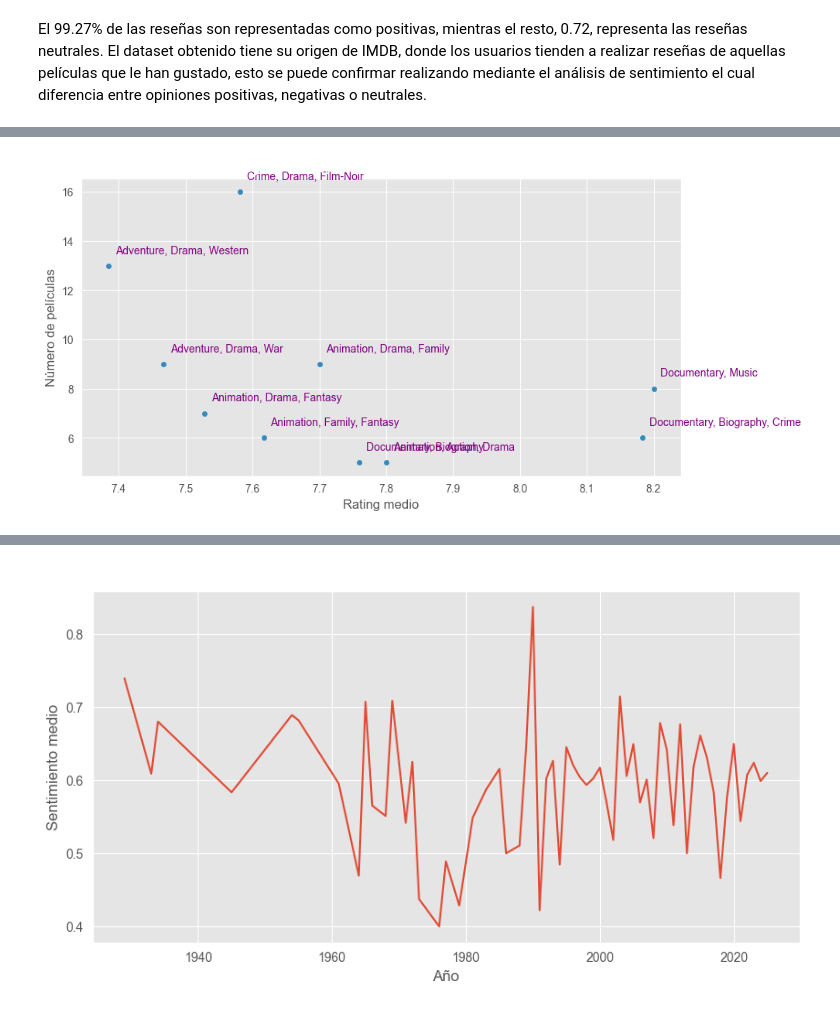
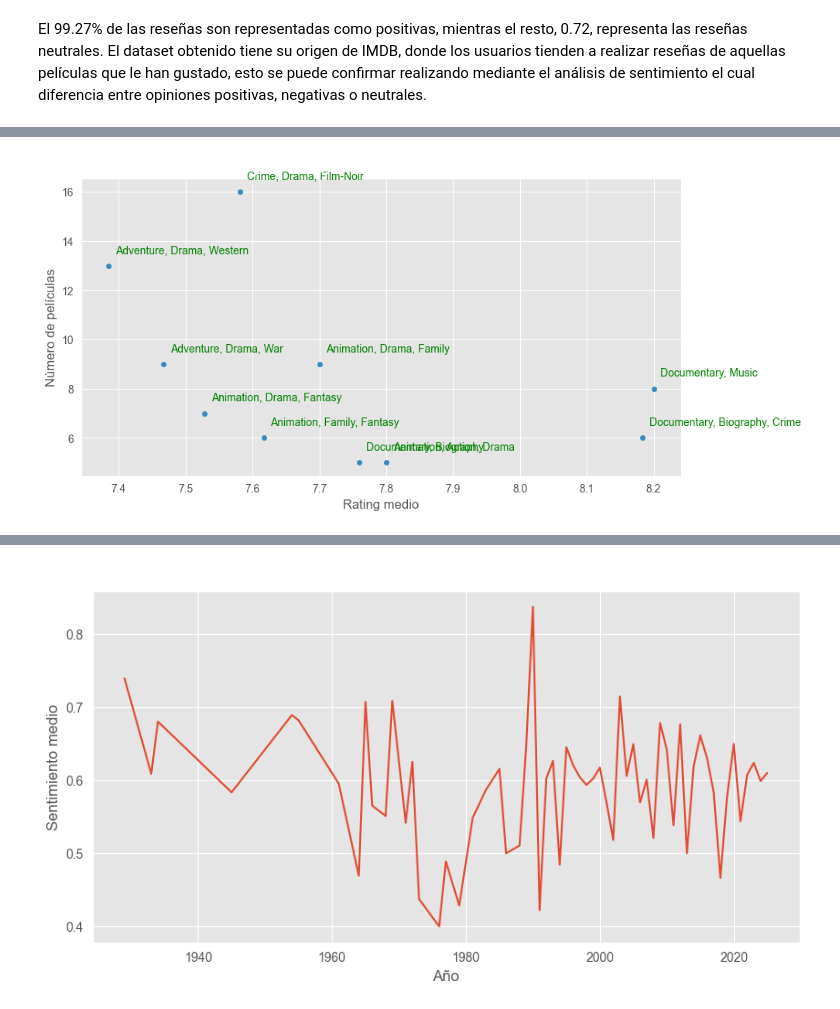
Before and after one commit to jfernandlg/TFG-analisis_dataset, a Jupyter notebook: main/notebooks/02_sentiment_analyzer.ipynb, the cells around one changed output, grey strips where cells are left out. Drawn from its saved outputs; the diff is of its cells as text; code cells hidden in the pictures.

```diff
--- a/main/notebooks/02_sentiment_analyzer.ipynb
+++ b/main/notebooks/02_sentiment_analyzer.ipynb
@@ -135,26 +148,26 @@ plt.show()
 # %%
 top_genres = df.groupby('Genre', as_index=False).agg(
     mean_rating=('Rating', 'mean'),
     sum_movies=('Rating', 'count')
 )
 top_genres = top_genres[top_genres['sum_movies'] >= 5]
 top_genres = top_genres.sort_values('mean_rating', ascending=False).head(10)
 
 
 ax = top_genres.plot(kind="scatter",
                      x="mean_rating",
                      y="sum_movies",
                      figsize=(10, 5))
 
 for _, row in top_genres.iterrows():
     ax.text(row["mean_rating"] + 0.01,
             row["sum_movies"] + 0.5,
             row['Genre'],
-            color="purple")
+            color="green")
 
 
 ax.set_title("Rating medio vs número de películas por género")
 ax.set_xlabel("Rating medio")
 ax.set_ylabel("Número de películas")
 # %% [output]
-[figure, old version]
+[figure, new version]
```
Also changed, not shown: parts of 25 cells of this notebook.
